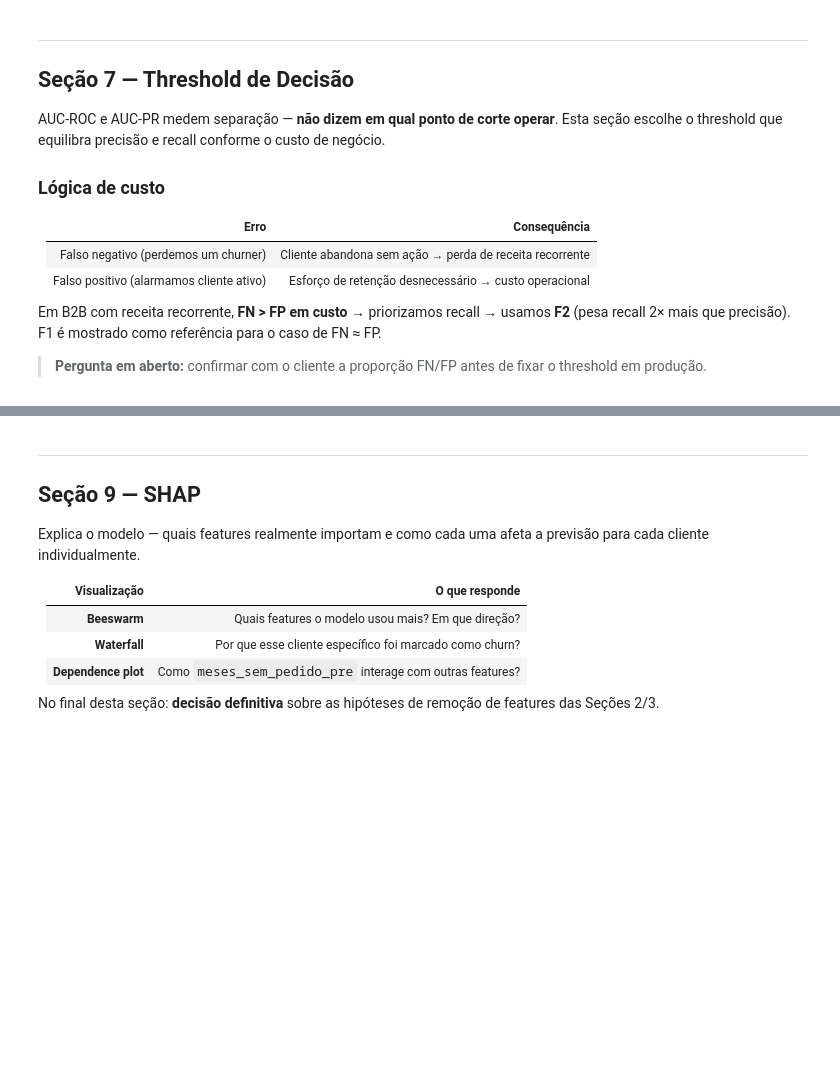
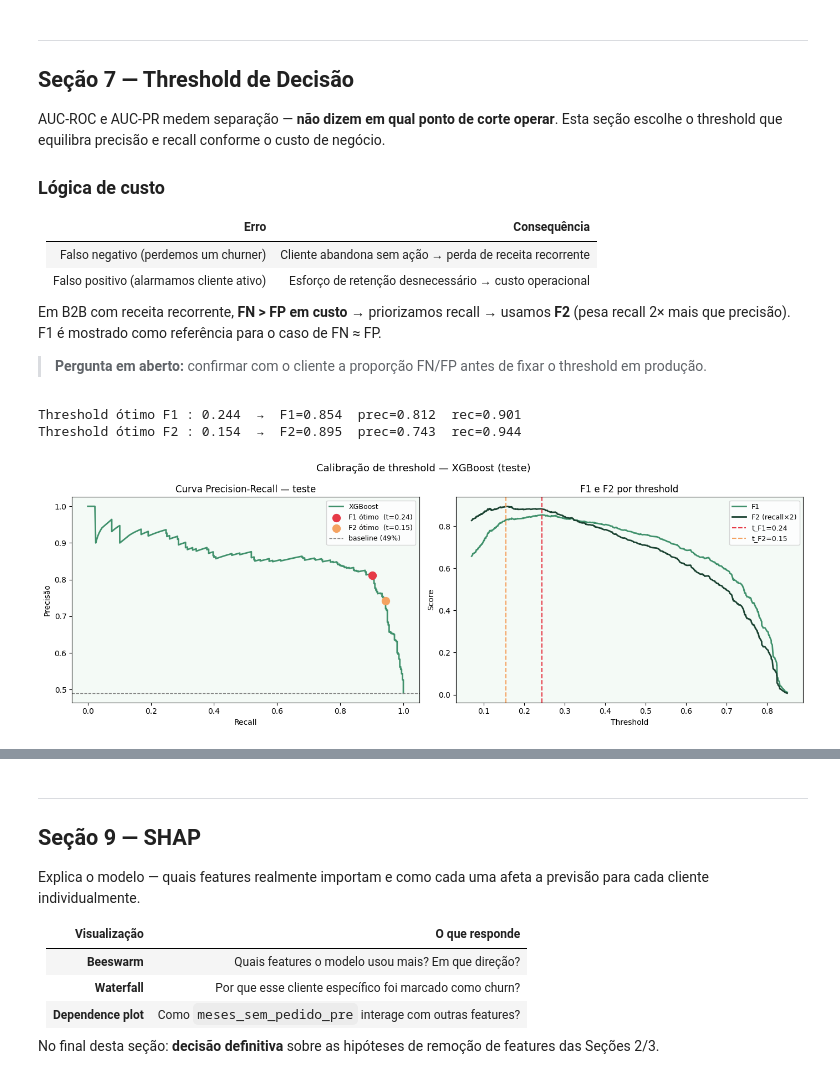
Before and after one commit to stephanie-mendes26/curtomer_churn_prediction, a Jupyter notebook: notebooks/04_modelo.ipynb, the cells around one changed output, grey strips where cells are left out. Cells and saved outputs as stored; diff of their text form; code cells hidden in the pictures; blank space fills up the shorter version.

```diff
--- a/notebooks/04_modelo.ipynb
+++ b/notebooks/04_modelo.ipynb
@@ -584,5 +681,5 @@ print(f"Random Forest  —  AUC-ROC: {auc_roc_rf:.4f}  |  AUC-PR: {auc_pr_rf:.4f
 # %%
-# Tabela final da Seção 6 — escolher o vencedor para o Optuna
+# Tabela final da Seção 6 — escolher o vencedor dinamicamente (não hardcoded)
 resultados = pd.DataFrame([
     {"Modelo": "DummyClassifier",    "AUC-ROC": auc_roc_dummy, "AUC-PR": auc_pr_dummy},
     {"Modelo": "LogisticRegression", "AUC-ROC": auc_roc_lr,    "AUC-PR": auc_pr_lr},
@@ -594,5 +691,20 @@ resultados = pd.DataFrame([
 print("=== Comparação final — modelos default ===\n")
 print(resultados.to_string(index=False, float_format="{:.4f}".format))
 
-vencedor = resultados.iloc[0]["Modelo"]
-print(f"\n→ Vencedor: {vencedor}  →  segue para tuning no Optuna (Seção 8)")
+# Registro de modelos treinados — o resto do notebook consulta este dict em vez
+# de assumir qual modelo venceu (correção jul/2026: antes Seções 7-10 usavam
+# `lgbm` hardcoded, ignorando o resultado real desta comparação)
+MODELOS_TREINADOS = {
+    "DummyClassifier":    (dummy,   y_prob_dummy),
+    "LogisticRegression": (pipe_lr, y_prob_lr),
+    "XGBoost":            (xgb_clf, y_prob_xgb),
+    "LightGBM":           (lgbm,    y_prob_lgbm),
+    "Random Forest":      (rf,      y_prob_rf),
+}
+
+nome_vencedor = resultados.iloc[0]["Modelo"]
+modelo_vencedor, y_prob_vencedor = MODELOS_TREINADOS[nome_vencedor]
+auc_roc_vencedor = resultados.iloc[0]["AUC-ROC"]
+auc_pr_vencedor  = resultados.iloc[0]["AUC-PR"]
+
+print(f"\n→ Vencedor: {nome_vencedor}  →  segue para threshold (Seção 7) e tuning no Optuna (Seção 8)")
@@ -619,13 +742,13 @@ from sklearn.metrics import (
     precision_score, recall_score, confusion_matrix,
 )
 
-# Usa LightGBM — vencedor da Seção 6
-prec_arr, rec_arr, thresh_arr = precision_recall_curve(y_test, y_prob_lgbm)
+# Usa o vencedor dinâmico da Seção 6
+prec_arr, rec_arr, thresh_arr = precision_recall_curve(y_test, y_prob_vencedor)
 
 f1_arr = []
 f2_arr = []
 for t in thresh_arr:
-    pred = (y_prob_lgbm >= t).astype(int)
+    pred = (y_prob_vencedor >= t).astype(int)
     f1_arr.append(f1_score(y_test, pred, zero_division=0))
     f2_arr.append(fbeta_score(y_test, pred, beta=2, zero_division=0))
 
@@ -641,35 +764,39 @@ THRESH_F2 = thresh_arr[idx_f2]
 print(f"Threshold ótimo F1 : {THRESH_F1:.3f}  →  F1={f1_arr[idx_f1]:.3f}  prec={prec_arr[idx_f1]:.3f}  rec={rec_arr[idx_f1]:.3f}")
 print(f"Threshold ótimo F2 : {THRESH_F2:.3f}  →  F2={f2_arr[idx_f2]:.3f}  prec={prec_arr[idx_f2]:.3f}  rec={rec_arr[idx_f2]:.3f}")
 
 # ── Curva PR com thresholds F1/F2 marcados ──────────────────────────────────
 fig, axes = plt.subplots(1, 2, figsize=(14, 5))
 
-axes[0].plot(rec_arr, prec_arr, color=VERDE[5], linewidth=2, label="LightGBM")
+axes[0].plot(rec_arr, prec_arr, color=VERDE[5], linewidth=2, label=nome_vencedor)
 axes[0].scatter(rec_arr[idx_f1], prec_arr[idx_f1], color="#e63946", zorder=5, s=100,
                 label=f"F1 ótimo  (t={THRESH_F1:.2f})")
 axes[0].scatter(rec_arr[idx_f2], prec_arr[idx_f2], color="#f4a261", zorder=5, s=100,
                 label=f"F2 ótimo  (t={THRESH_F2:.2f})")
 axes[0].axhline(y_test.mean(), color="gray", ls="--", lw=1, label=f"baseline ({y_test.mean():.0%})")
 axes[0].set_xlabel("Recall")
 axes[0].set_ylabel("Precisão")
 axes[0].set_title("Curva Precision-Recall — teste")
 axes[0].legend(fontsize=9)
 axes[0].set_facecolor("#f4faf6")
 
 # F1 e F2 em função do threshold
 axes[1].plot(thresh_arr, f1_arr, color=VERDE[5], linewidth=2, label="F1")
 axes[1].plot(thresh_arr, f2_arr, color=VERDE[7], linewidth=2, label="F2 (recall×2)")
 axes[1].axvline(THRESH_F1, color="#e63946", ls="--", lw=1.5, label=f"t_F1={THRESH_F1:.2f}")
 axes[1].axvline(THRESH_F2, color="#f4a261", ls="--", lw=1.5, label=f"t_F2={THRESH_F2:.2f}")
 axes[1].set_xlabel("Threshold")
 axes[1].set_ylabel("Score")
 axes[1].set_title("F1 e F2 por threshold")
 axes[1].legend(fontsize=9)
 axes[1].set_facecolor("#f4faf6")
 
-plt.suptitle("Calibração de threshold — LightGBM (teste)", fontsize=13)
+plt.suptitle(f"Calibração de threshold — {nome_vencedor} (teste)", fontsize=13)
 plt.tight_layout()
 plt.show()
+# %% [output]
+Threshold ótimo F1 : 0.244  →  F1=0.854  prec=0.812  rec=0.901
+Threshold ótimo F2 : 0.154  →  F2=0.895  prec=0.743  rec=0.944
+[figure, added]
 # %%
 # Tabela de exploração: precisão, recall, F1, F2 e volume de alertas por threshold
 thresholds_sweep = np.arange(0.20, 0.85, 0.05)
```
Also changed, not shown: parts of 39 cells of this notebook, 19 other files.
